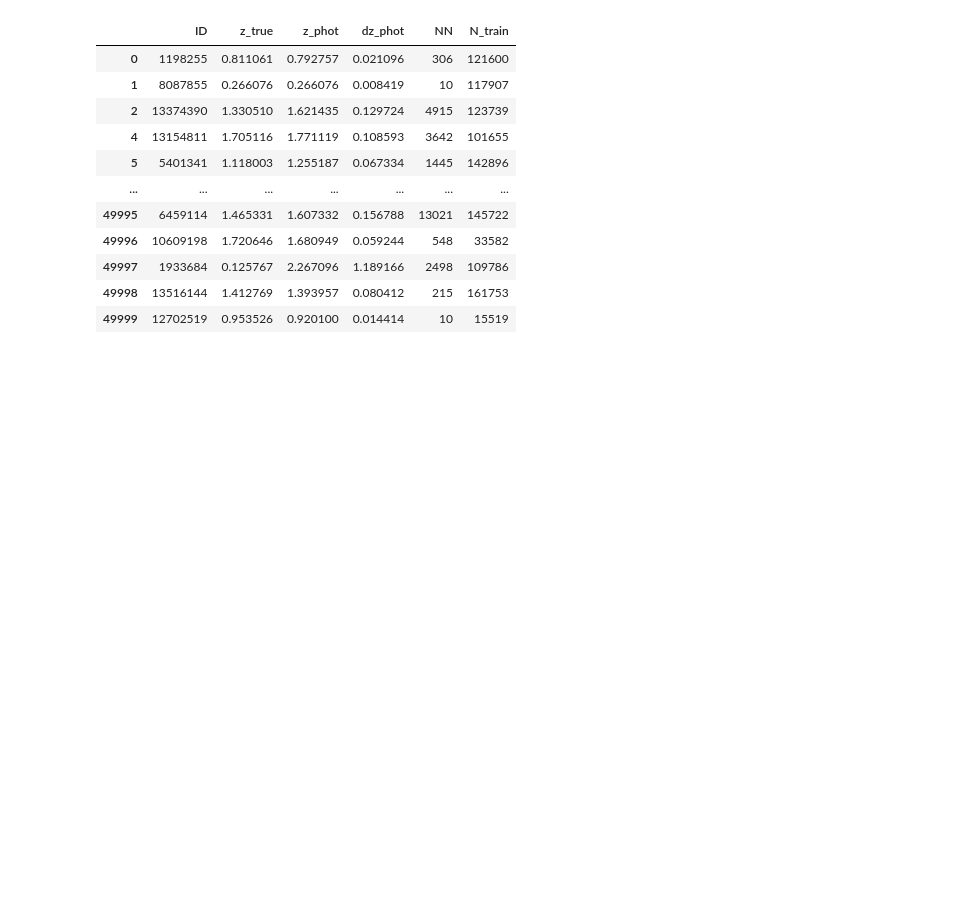
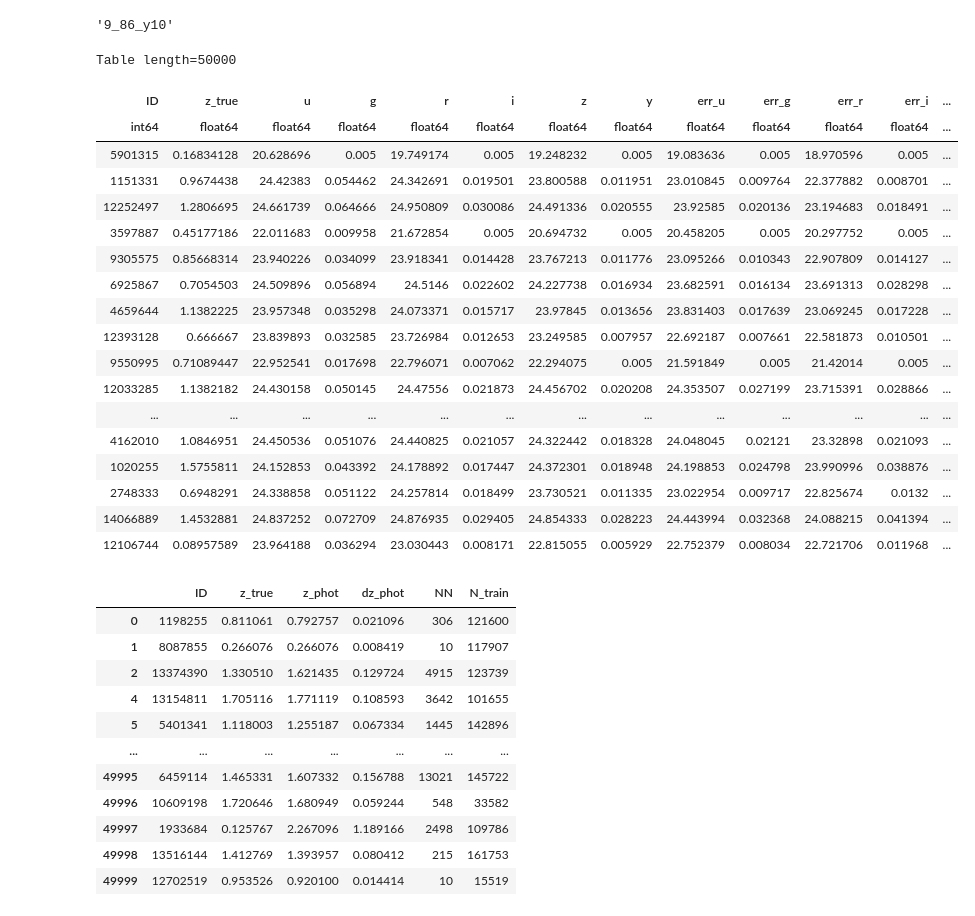
Before and after one commit to bscot/TheLastMetric, a Jupyter notebook: Example_TLM.ipynb, the cells around one changed output. Cells and saved outputs as stored; diff of their text form; code cells hidden in the pictures; blank space fills up the shorter version.

```diff
--- a/Example_TLM.ipynb
+++ b/Example_TLM.ipynb
@@ -49,0 +60,2 @@ test.cat  zphot.cat
+# %%
+data_dir = '/content/drive/MyDrive/Research/RubinPz/TLMdata/'
@@ -115,3 +160,29 @@ z:
+# %%
+which_os
+# %% [output]
+'9_86_y10'
+# %%
+phot_cats[which_os]
+# %% [output]
+Table length=50000
+| ID | z_true | u | g | r | i | z | y | err_u | err_g | err_r | err_i | ... |
+| int64 | float64 | float64 | float64 | float64 | float64 | float64 | float64 | float64 | float64 | float64 | float64 | ... |
+| 5901315 | 0.16834128 | 20.628696 | 0.005 | 19.749174 | 0.005 | 19.248232 | 0.005 | 19.083636 | 0.005 | 18.970596 | 0.005 | ... |
+| 1151331 | 0.9674438 | 24.42383 | 0.054462 | 24.342691 | 0.019501 | 23.800588 | 0.011951 | 23.010845 | 0.009764 | 22.377882 | 0.008701 | ... |
+| 12252497 | 1.2806695 | 24.661739 | 0.064666 | 24.950809 | 0.030086 | 24.491336 | 0.020555 | 23.92585 | 0.020136 | 23.194683 | 0.018491 | ... |
+| 3597887 | 0.45177186 | 22.011683 | 0.009958 | 21.672854 | 0.005 | 20.694732 | 0.005 | 20.458205 | 0.005 | 20.297752 | 0.005 | ... |
+| 9305575 | 0.85668314 | 23.940226 | 0.034099 | 23.918341 | 0.014428 | 23.767213 | 0.011776 | 23.095266 | 0.010343 | 22.907809 | 0.014127 | ... |
+| 6925867 | 0.7054503 | 24.509896 | 0.056894 | 24.5146 | 0.022602 | 24.227738 | 0.016934 | 23.682591 | 0.016134 | 23.691313 | 0.028298 | ... |
+| 4659644 | 1.1382225 | 23.957348 | 0.035298 | 24.073371 | 0.015717 | 23.97845 | 0.013656 | 23.831403 | 0.017639 | 23.069245 | 0.017228 | ... |
+| 12393128 | 0.666667 | 23.839893 | 0.032585 | 23.726984 | 0.012653 | 23.249585 | 0.007957 | 22.692187 | 0.007661 | 22.581873 | 0.010501 | ... |
+| 9550995 | 0.71089447 | 22.952541 | 0.017698 | 22.796071 | 0.007062 | 22.294075 | 0.005 | 21.591849 | 0.005 | 21.42014 | 0.005 | ... |
+| 12033285 | 1.1382182 | 24.430158 | 0.050145 | 24.47556 | 0.021873 | 24.456702 | 0.020208 | 24.353507 | 0.027199 | 23.715391 | 0.028866 | ... |
+| ... | ... | ... | ... | ... | ... | ... | ... | ... | ... | ... | ... | ... |
+| 4162010 | 1.0846951 | 24.450536 | 0.051076 | 24.440825 | 0.021057 | 24.322442 | 0.018328 | 24.048045 | 0.02121 | 23.32898 | 0.021093 | ... |
+| 1020255 | 1.5755811 | 24.152853 | 0.043392 | 24.178892 | 0.017447 | 24.372301 | 0.018948 | 24.198853 | 0.024798 | 23.990996 | 0.038876 | ... |
+| 2748333 | 0.6948291 | 24.338858 | 0.051122 | 24.257814 | 0.018499 | 23.730521 | 0.011335 | 23.022954 | 0.009717 | 22.825674 | 0.0132 | ... |
+| 14066889 | 1.4532881 | 24.837252 | 0.072709 | 24.876935 | 0.029405 | 24.854333 | 0.028223 | 24.443994 | 0.032368 | 24.088215 | 0.041394 | ... |
+| 12106744 | 0.08957589 | 23.964188 | 0.036294 | 23.030443 | 0.008171 | 22.815055 | 0.005929 | 22.752379 | 0.008034 | 22.721706 | 0.011968 | ... |
 # %%
 #IDS = phot_cats[available_os[1]]['ID']
 # %%
```
Also changed, not shown: parts of 18 cells of this notebook.
